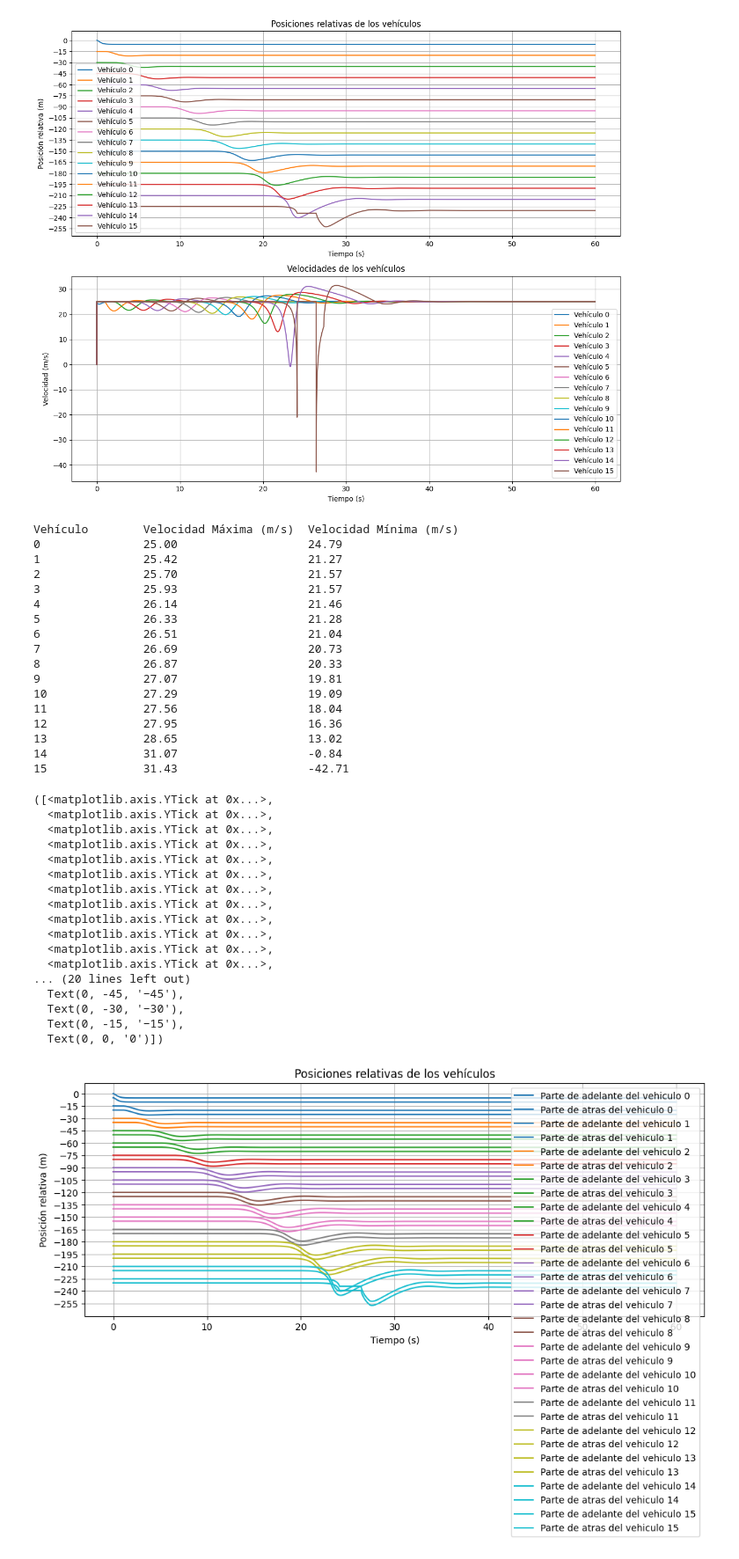
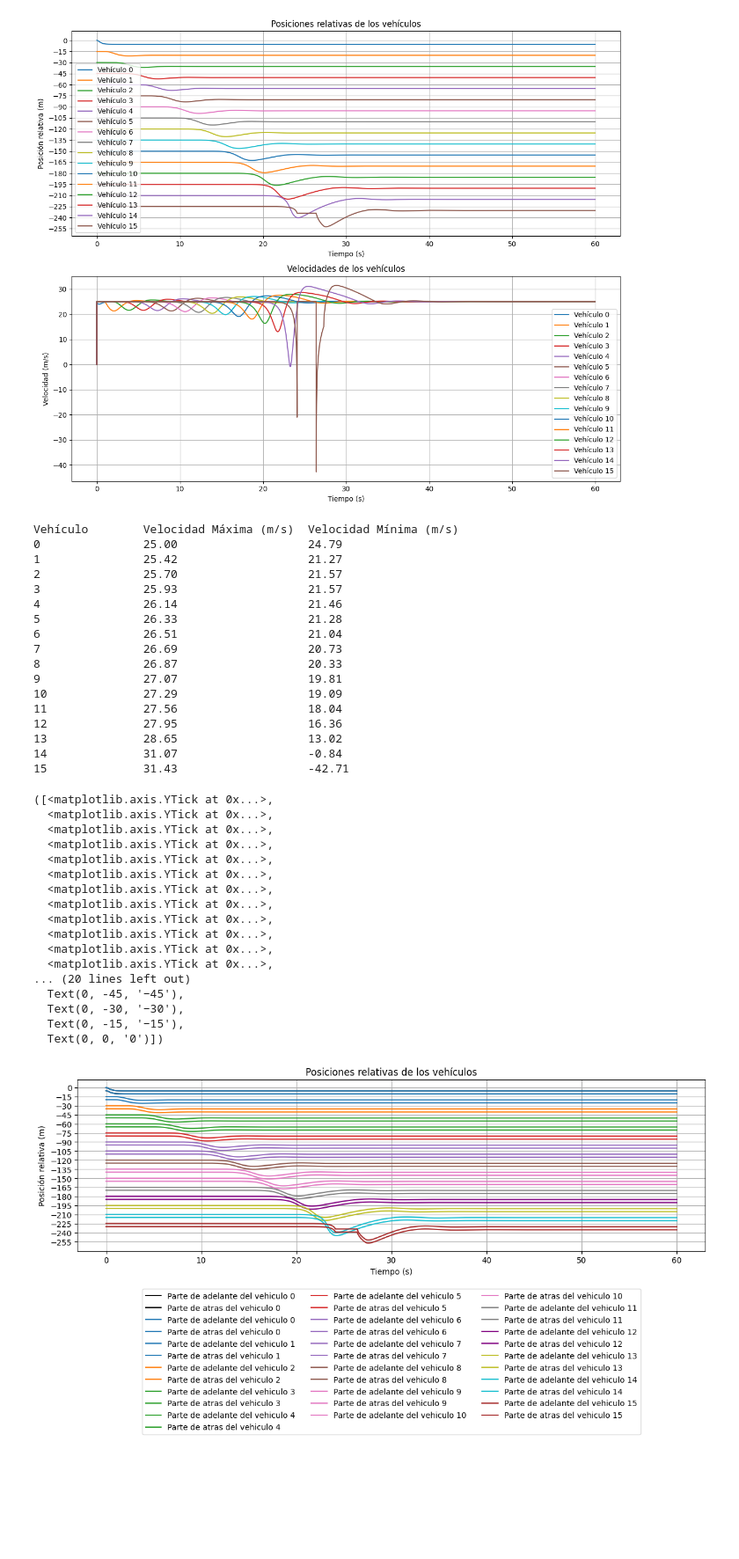
Before and after one commit to maximogiovanettoni/TP_modelacion_numerica, a Jupyter notebook: mediciones.ipynb, the cells around one changed output. Shown at 88% size. Cells and saved outputs as stored; diff of their text form; code cells hidden in the pictures; blank space fills up the shorter version.

```diff
--- a/mediciones.ipynb
+++ b/mediciones.ipynb
@@ -121,13 +122,25 @@ plt.figure(figsize=(12, 10))
 plt.subplot(2, 1, 1)
 colors = plt.cm.tab10(np.linspace(0, 1, n + 1))  # Paleta de colores
 for i in range(n+1):
-    plt.plot(t, z[i, :], label=f'Parte de adelante del vehiculo {i}', color=colors[i])
-    plt.plot(t, z[i, :] - L, label=f'Parte de atras del vehiculo {i}', color=colors[i])
+    if i == 0:
+        plt.plot(t, z[i, :], label=f'Parte de adelante del vehiculo {i}', color="black")
+        plt.plot(t, z[i, :] - L, label=f'Parte de atras del vehiculo {i}', color="black")
+    if i == 12:
+        plt.plot(t, z[i, :], label=f'Parte de adelante del vehiculo {i}', color="purple")
+        plt.plot(t, z[i, :] - L, label=f'Parte de atras del vehiculo {i}', color="purple")
+    elif i == n:
+        plt.plot(t, z[i, :], label=f'Parte de adelante del vehiculo {i}', color="brown")
+        plt.plot(t, z[i, :] - L, label=f'Parte de atras del vehiculo {i}', color="brown")
+    else:
+        plt.plot(t, z[i, :], label=f'Parte de adelante del vehiculo {i}', color=colors[i])
+        plt.plot(t, z[i, :] - L, label=f'Parte de atras del vehiculo {i}', color=colors[i])
 plt.grid(True)
 plt.xlabel('Tiempo (s)')
 plt.ylabel('Posición relativa (m)')
 plt.title('Posiciones relativas de los vehículos')
-plt.legend()
+plt.legend(bbox_to_anchor=(0.5, -0.2), loc='upper center', ncol=3)  # Legenda debajo, con 3 columnas
+plt.tight_layout()
+#plt.legend()
 plt.yticks(range(-(n+2)*(L+d), 1, L+d))
 # %% [output]
 Vehículo        Velocidad Máxima (m/s)  Velocidad Mínima (m/s)
@@ -137,31 +150,31 @@ Vehículo        Velocidad Máxima (m/s)  Velocidad Mínima (m/s)
 3               25.93                   21.57
 4               26.14                   21.46
 5               26.33                   21.28
 6               26.51                   21.04
 7               26.69                   20.73
 8               26.87                   20.33
 9               27.07                   19.81
 10              27.29                   19.09
 11              27.56                   18.04
 12              27.95                   16.36
 13              28.65                   13.02
 14              31.07                   -0.84
 15              31.43                   -42.71
 ([<matplotlib.axis.YTick at 0x...>,
   <matplotlib.axis.YTick at 0x...>,
   <matplotlib.axis.YTick at 0x...>,
   <matplotlib.axis.YTick at 0x...>,
   <matplotlib.axis.YTick at 0x...>,
   <matplotlib.axis.YTick at 0x...>,
   <matplotlib.axis.YTick at 0x...>,
   <matplotlib.axis.YTick at 0x...>,
   <matplotlib.axis.YTick at 0x...>,
   <matplotlib.axis.YTick at 0x...>,
   <matplotlib.axis.YTick at 0x...>,
   <matplotlib.axis.YTick at 0x...>,
 ... (20 lines left out)
   Text(0, -45, '−45'),
   Text(0, -30, '−30'),
   Text(0, -15, '−15'),
   Text(0, 0, '0')])
-[figure, old version]
+[figure, new version]
```
Also changed, not shown: parts of 1 cell of this notebook.
